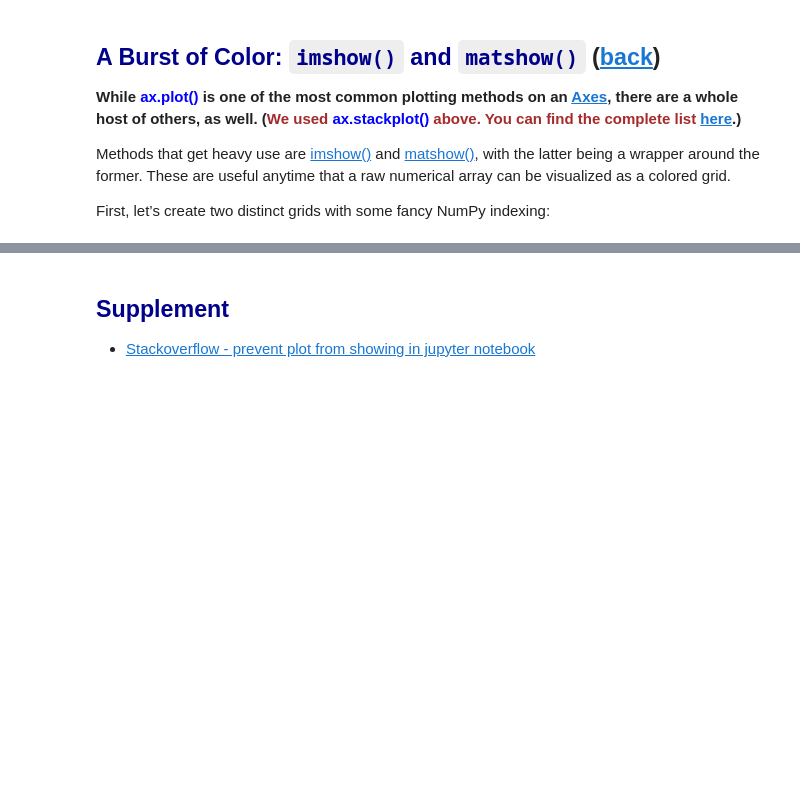
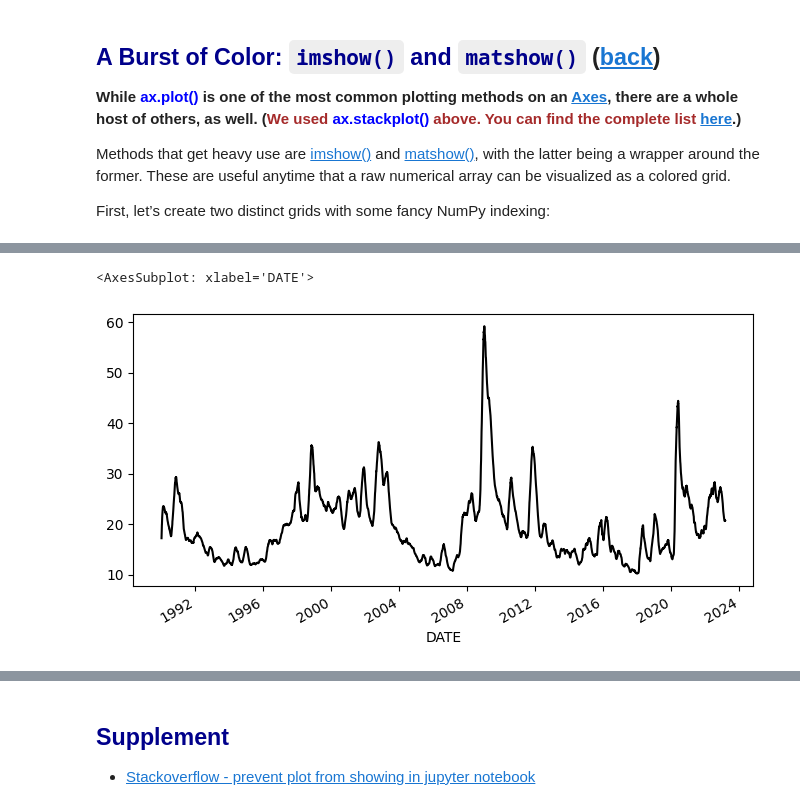
Before and after one commit to johnklee/python_101_crash_courses, a Jupyter notebook: article_collection/Python_matplotlib_guide/notebook.ipynb, the cells around one changed output, grey strips where cells are left out. Cells and saved outputs as stored; diff of their text form; code cells hidden in the pictures; blank space fills up the shorter version.

```diff
--- a/article_collection/Python_matplotlib_guide/notebook.ipynb
+++ b/article_collection/Python_matplotlib_guide/notebook.ipynb
@@ -420,0 +484,9 @@ x2 = np.arange(x.size).reshape(x.shape)
+# %%
+import pandas as pd
+import matplotlib.transforms as mtransforms
+
+url = 'https://fred.stlouisfed.org/graph/fredgraph.csv?id=VIXCLS'
+vix = pd.read_csv(url, index_col=0, parse_dates=True, na_values='.',
+                  infer_datetime_format=True).squeeze("columns").dropna()
+
+ma = vix.rolling('90d').mean()
@@ -420,0 +516,7 @@ x2 = np.arange(x.size).reshape(x.shape)
+# %%
+cmap = plt.get_cmap('RdYlGn_r')
+ma.plot(color='black', linewidth=1.5, marker='', figsize=(8, 4),
+        label='VIX 90d MA')
+# %% [output]
+<AxesSubplot: xlabel='DATE'>
+[figure, added]
```
Also changed, not shown: parts of 42 cells of this notebook.
